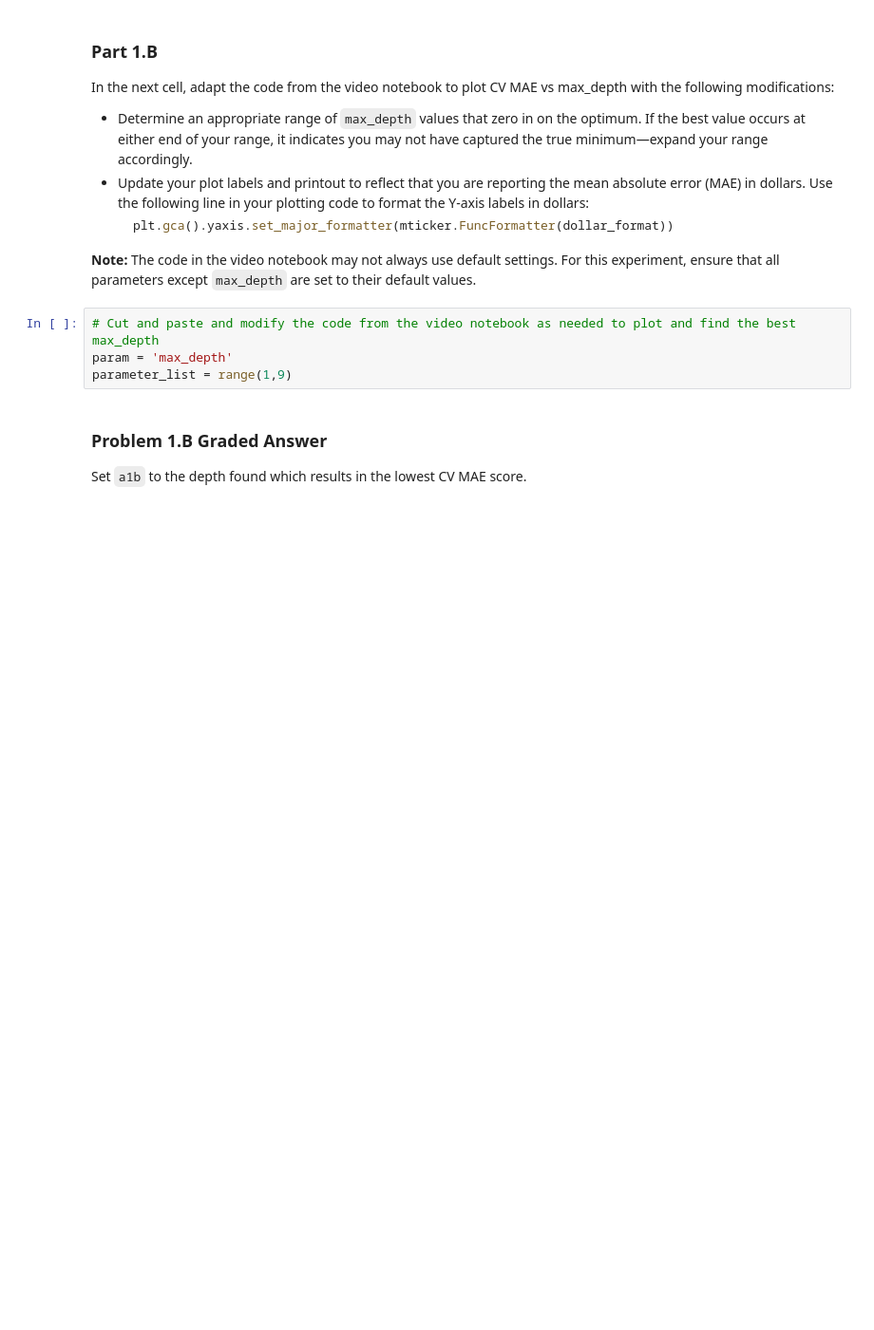
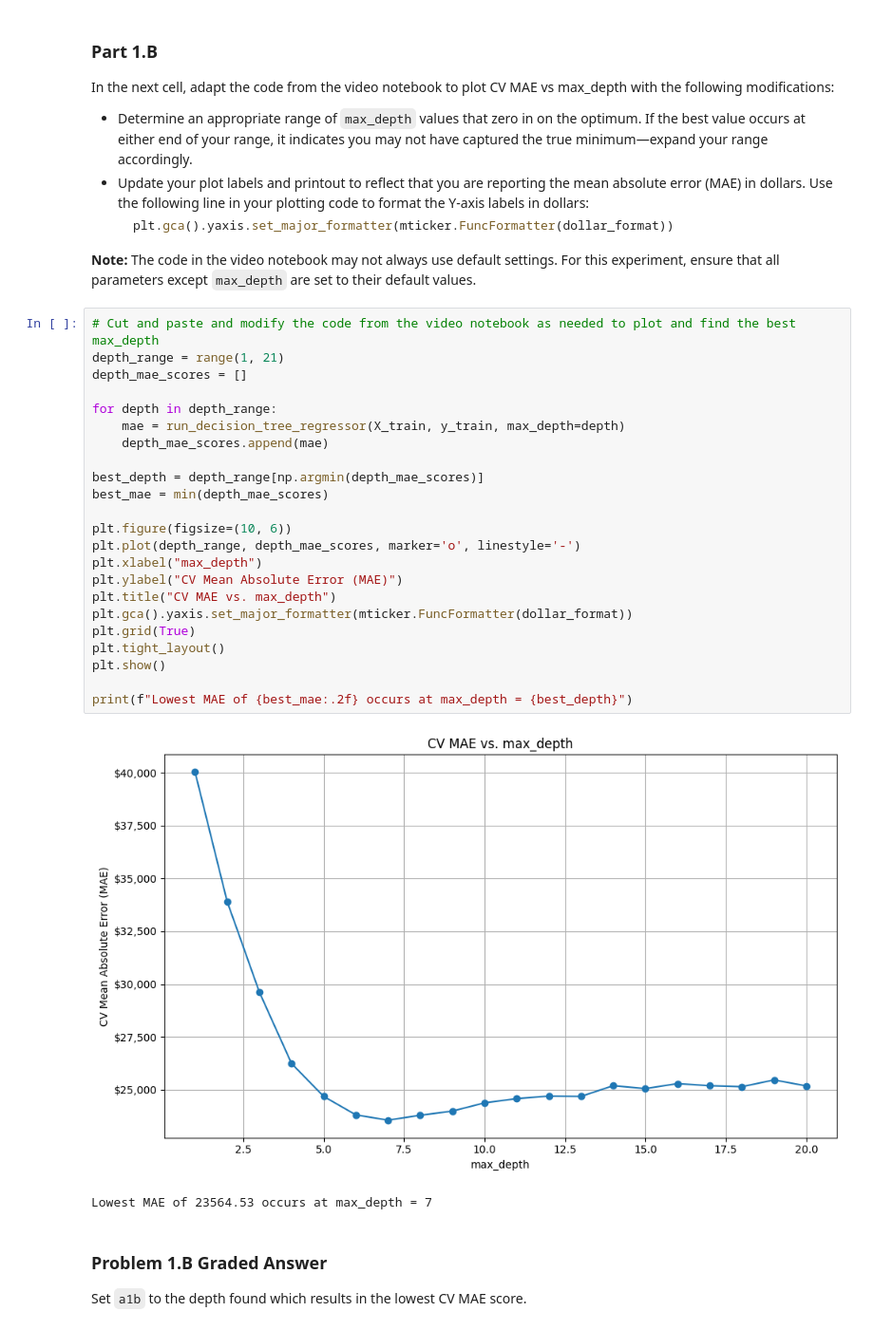
Before and after one commit to amc200092845471/Module-3-Assignments, a Jupyter notebook: Homework_06.ipynb, the cells around one changed output. Shown at 95% size. Cells and saved outputs as stored; diff of their text form; blank space fills up the shorter version.

````diff
--- a/Homework_06.ipynb
+++ b/Homework_06.ipynb
@@ -243,10 +242,32 @@ In the next cell, adapt the code from the video notebook to plot CV MAE vs max_d
   ```
 
 **Note:** The code in the video notebook may not always use default settings. For this experiment, ensure that all parameters except `max_depth` are set to their default values.
-# %%
-# Cut and paste and modify the code from the video notebook as needed to plot and find the best max_depth
-param = 'max_depth'
-parameter_list = range(1,9)
+# %%
+# Cut and paste and modify the code from the video notebook as needed to plot and find the best max_depth
+depth_range = range(1, 21)
+depth_mae_scores = []
+
+for depth in depth_range:
+    mae = run_decision_tree_regressor(X_train, y_train, max_depth=depth)
+    depth_mae_scores.append(mae)
+
+best_depth = depth_range[np.argmin(depth_mae_scores)]
+best_mae = min(depth_mae_scores)
+
+plt.figure(figsize=(10, 6))
+plt.plot(depth_range, depth_mae_scores, marker='o', linestyle='-')
+plt.xlabel("max_depth")
+plt.ylabel("CV Mean Absolute Error (MAE)")
+plt.title("CV MAE vs. max_depth")
+plt.gca().yaxis.set_major_formatter(mticker.FuncFormatter(dollar_format))
+plt.grid(True)
+plt.tight_layout()
+plt.show()
+
+print(f"Lowest MAE of {best_mae:.2f} occurs at max_depth = {best_depth}")
+# %% [output]
+[figure, added]
+Lowest MAE of 23564.53 occurs at max_depth = 7
 # %% [markdown]
 ### Problem 1.B Graded Answer
 
````
Also changed, not shown: parts of 29 cells of this notebook, 2 other files.
